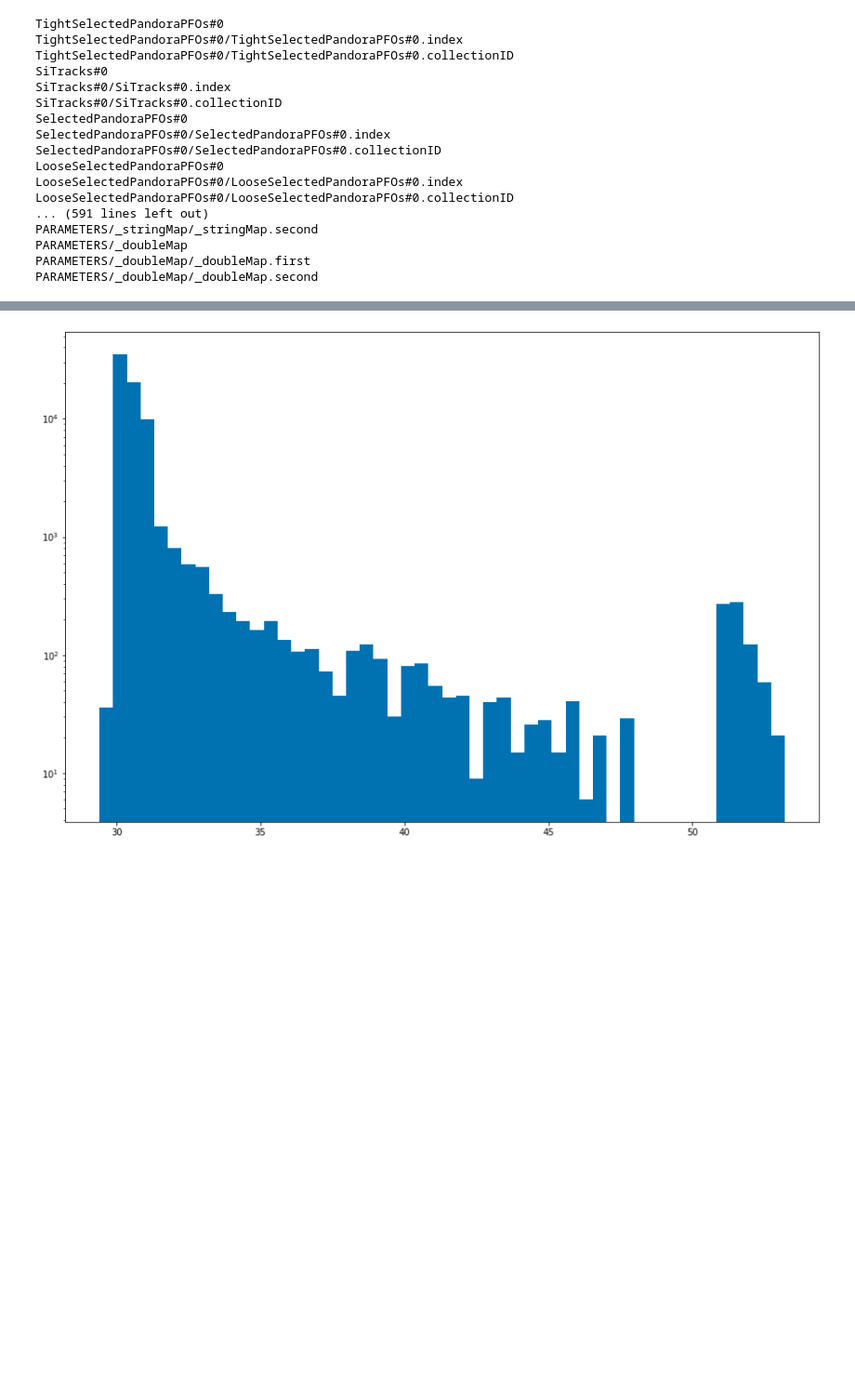
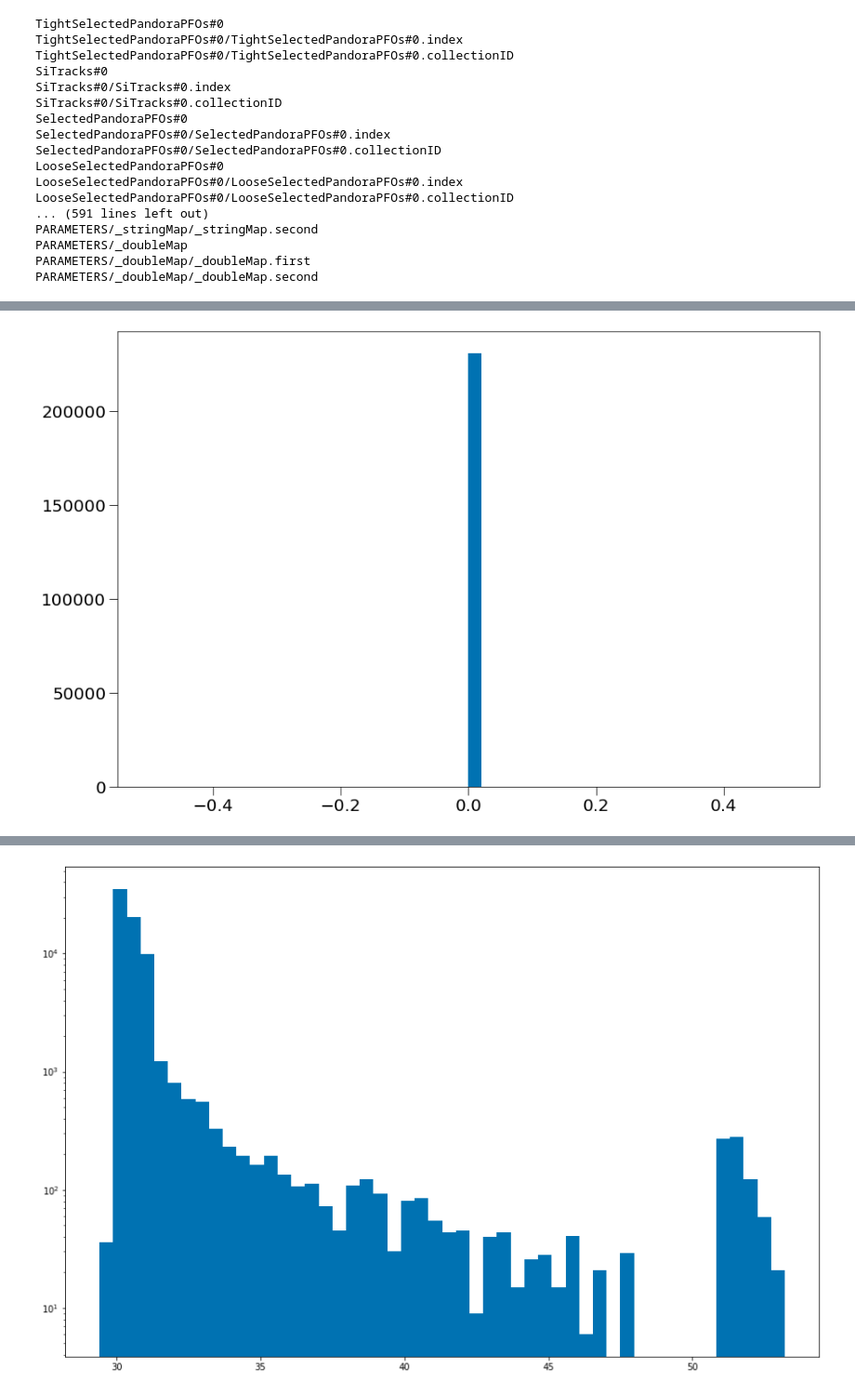
Before and after one commit to Isaac-Hirsch/mucol_plotting_scripts, a Jupyter notebook: macros/study_tracks.ipynb, the cells around one changed output, grey strips where cells are left out. Shown at 93% size. Cells and saved outputs as stored; diff of their text form; code cells hidden in the pictures; blank space fills up the shorter version.

```diff
--- a/macros/study_tracks.ipynb
+++ b/macros/study_tracks.ipynb
@@ -962,0 +975,4 @@ tracks = ak.zip({"pt"    : pt(tree["SiTracks_Refitted_1.omega"][atIP]) ,
+# %%
+plot1DHistogram(allTracks.HE, bins=50)
+# %% [output]
+[figure, added]
```
Also changed, not shown: parts of 8 cells of this notebook, 2 other files.
